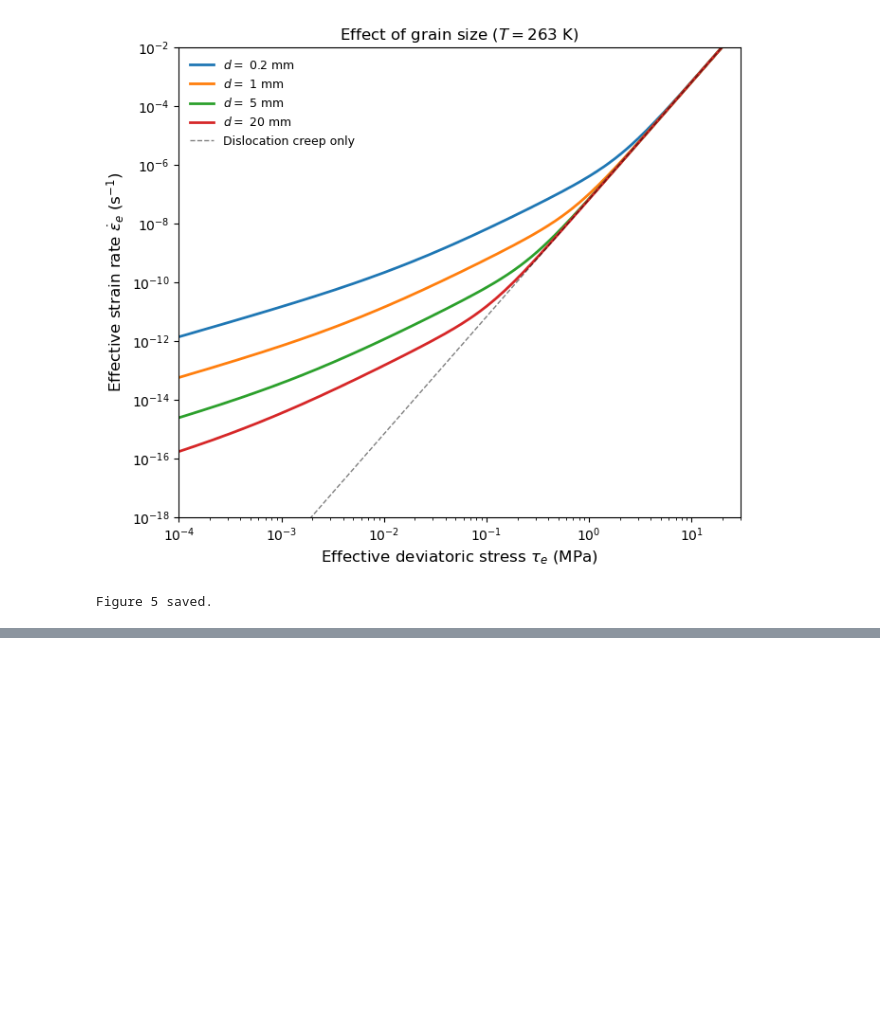
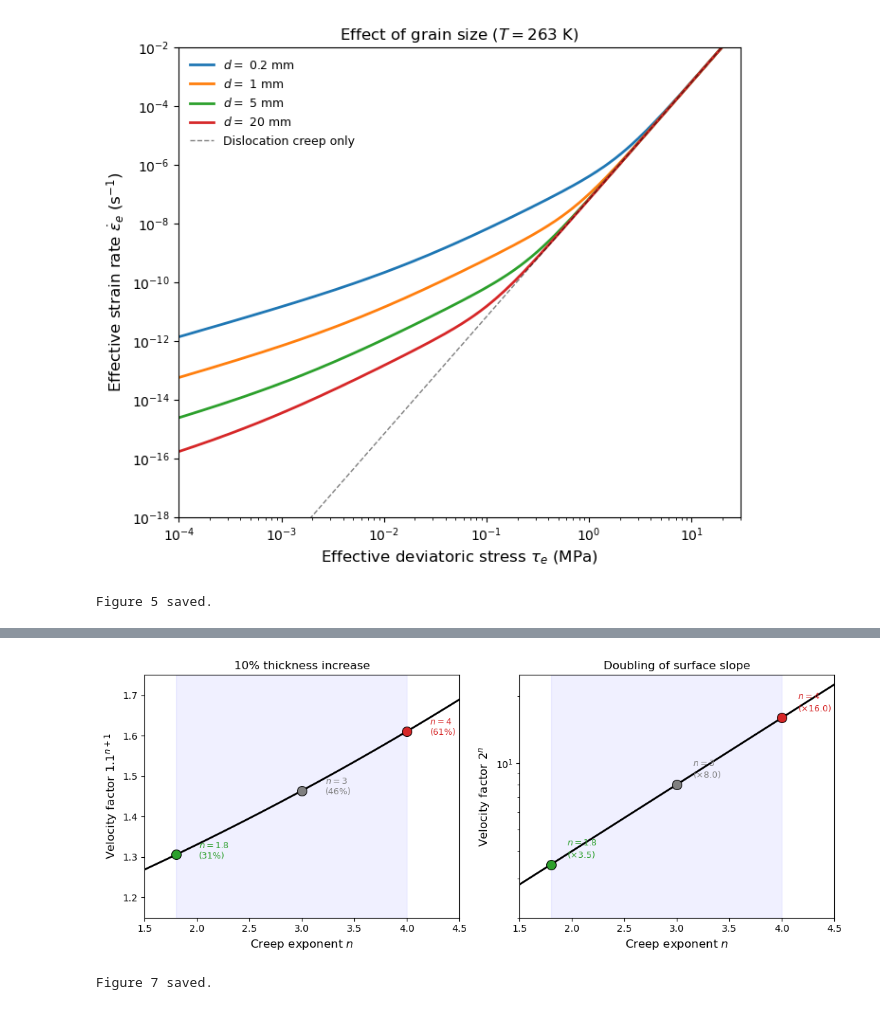
Before and after one commit to bminchew/courses_glacier_dynamics, a Jupyter notebook: 2026/lecture_notes/latex/ice_rheology/ice_rheology_figures_executed.ipynb, the cells around one changed output, grey strips where cells are left out. Cells and saved outputs as stored; diff of their text form; code cells hidden in the pictures; blank space fills up the shorter version.

```diff
--- a/2026/lecture_notes/latex/ice_rheology/ice_rheology_figures_executed.ipynb
+++ b/2026/lecture_notes/latex/ice_rheology/ice_rheology_figures_executed.ipynb
@@ -351,0 +438,61 @@ Figure 5 saved.
+# %%
+# ---- Fig 7: velocity sensitivity to n (two panels) ----
+n_range = np.linspace(1.5, 4.5, 200)
+
+# Left panel: 10% thickness increase -> velocity factor = 1.1^(n+1)
+thickness_factor = 1.1**(n_range + 1)
+
+# Right panel: doubling slope -> velocity factor = 2^n
+slope_factor = 2.0**n_range
+
+# Specific n values to mark
+n_marks = np.array([1.8, 3.0, 4.0])
+n_labels = ['1.8', '3', '4']
+colors_marks = ['#2ca02c', 'gray', '#d62728']
+
+fig, (ax1, ax2) = plt.subplots(1, 2, figsize=(11, 4.5))
+
+# -- Left panel: thickness sensitivity --
+ax1.plot(n_range, thickness_factor, 'k-', lw=2)
+ax1.axvspan(1.8, 4.0, alpha=0.06, color='blue')
+for nv, lab, col in zip(n_marks, n_labels, colors_marks):
+    yv = 1.1**(nv + 1)
+    ax1.plot(nv, yv, 'o', color=col, ms=10, zorder=5,
+             markeredgecolor='k', markeredgewidth=0.8)
+    pct = (yv - 1) * 100
+    ax1.annotate(f'$n = {lab}$\n({pct:.0f}%)',
+                 xy=(nv, yv), xytext=(nv + 0.22, yv + 0.01),
+                 fontsize=9, ha='left', va='center', color=col)
+
+ax1.set_xlabel('Creep exponent $n$', fontsize=12)
+ax1.set_ylabel('Velocity factor $1.1^{n+1}$', fontsize=12)
+ax1.set_title('10% thickness increase', fontsize=12)
+ax1.set_xlim(1.5, 4.5)
+ax1.set_ylim(1.15, 1.75)
+
+# -- Right panel: slope sensitivity --
+ax2.plot(n_range, slope_factor, 'k-', lw=2)
+ax2.axvspan(1.8, 4.0, alpha=0.06, color='blue')
+for nv, lab, col in zip(n_marks, n_labels, colors_marks):
+    yv = 2.0**nv
+    ax2.plot(nv, yv, 'o', color=col, ms=10, zorder=5,
+             markeredgecolor='k', markeredgewidth=0.8)
+    ax2.annotate(f'$n = {lab}$\n($\\times${yv:.1f})',
+                 xy=(nv, yv), xytext=(nv + 0.15, yv * 1.05),
+                 fontsize=9, ha='left', va='bottom', color=col)
+
+ax2.set_xlabel('Creep exponent $n$', fontsize=12)
+ax2.set_ylabel('Velocity factor $2^n$', fontsize=12)
+ax2.set_title('Doubling of surface slope', fontsize=12)
+ax2.set_xlim(1.5, 4.5)
+ax2.set_yscale('log')
+ax2.set_ylim(2, 25)
+
+fig.tight_layout()
+fig.savefig('figures/fig07_velocity_sensitivity.pdf', bbox_inches='tight')
+fig.savefig('figures/fig07_velocity_sensitivity.png', dpi=200, bbox_inches='tight')
+plt.show()
+print('Figure 7 saved.')
+# %% [output]
+[figure, added]
+Figure 7 saved.
```
Also changed, not shown: parts of 10 cells of this notebook, 15 other files.
